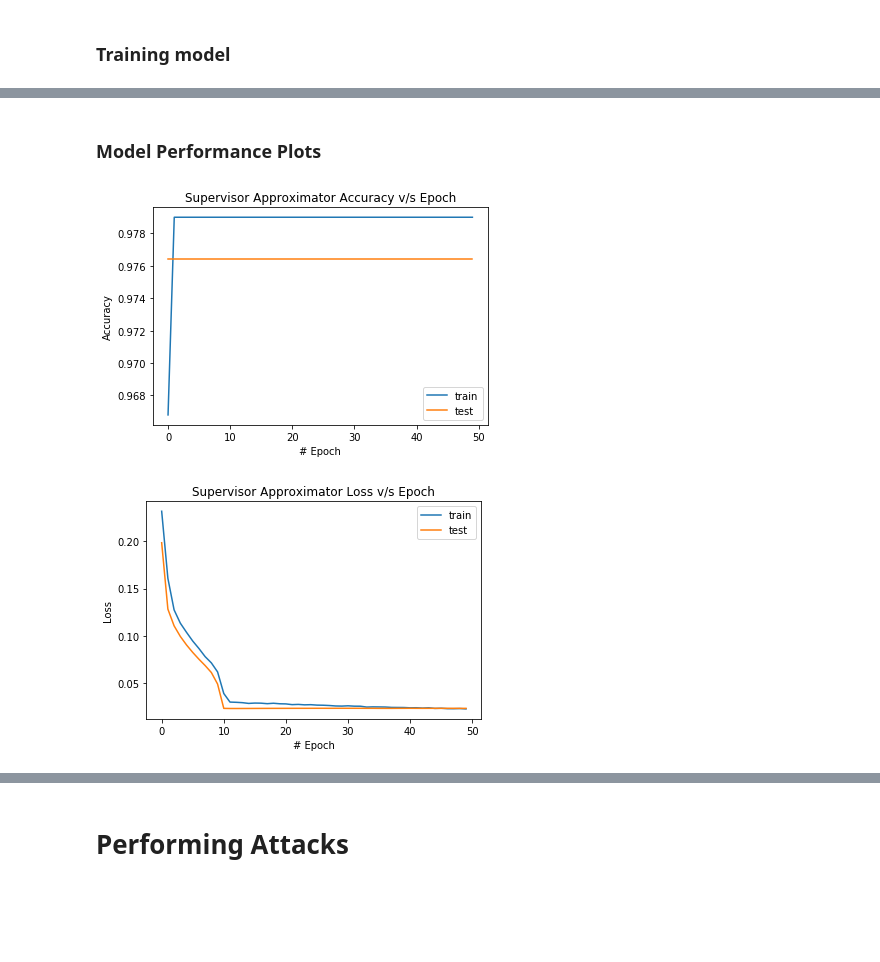
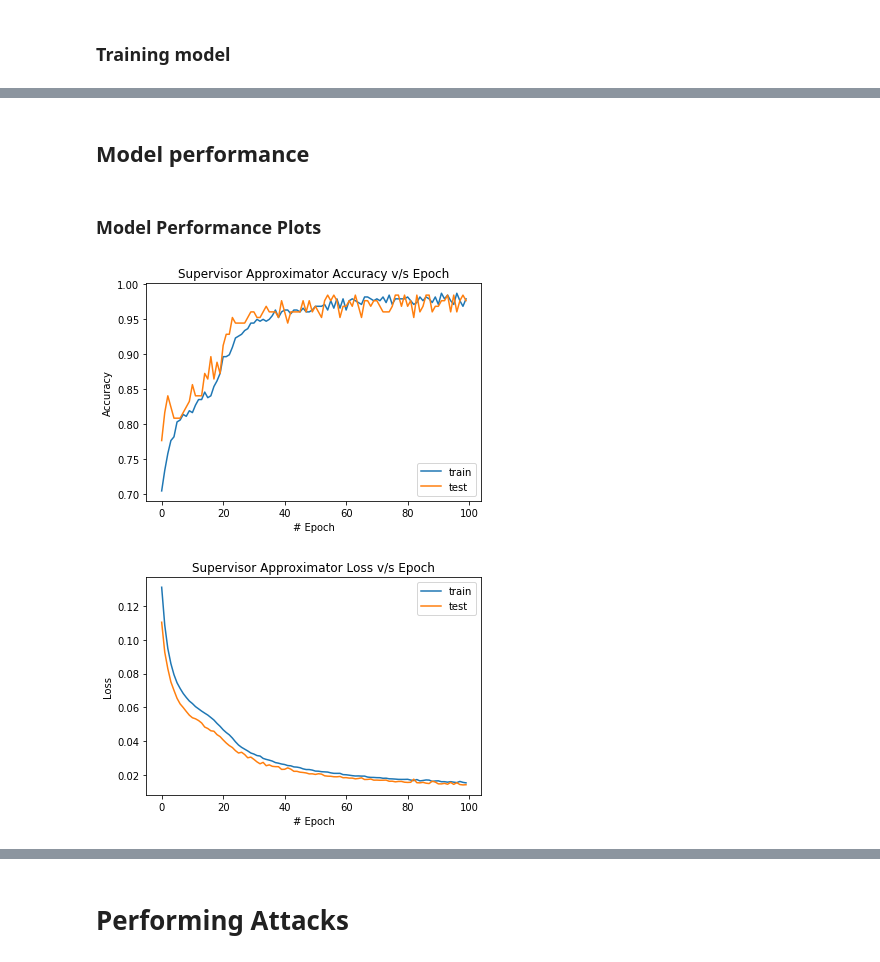
Before and after one commit to omanshuthapliyal/formationControl, a Jupyter notebook: SupervisoryControlAttack_formation_of_robots.ipynb, the cells around one changed output, grey strips where cells are left out. Drawn from its saved outputs; the diff is of its cells as text; code cells hidden in the pictures; blank space fills up the shorter version.

```diff
--- a/SupervisoryControlAttack_formation_of_robots.ipynb
+++ b/SupervisoryControlAttack_formation_of_robots.ipynb
@@ -193,15 +170,15 @@ class PLANT:
 ## Supervisor Model
 # %%
  class supervisor:
-    def switch(self, Plant):
+    def switch(self, Plant, l13, l23):
     # Supervisory Logic for Robot 3, where it can detect robots 1 & 2
     # based on Section 3.1
-      b1 = ((Plant.l[0][2] < Plant.l[1][2]) and (Plant.l[1][2] > Plant.r[0]) and
-            (Plant.l[0][2] < Plant.r[1]) )
-      b2 = ((Plant.l[0][2] > Plant.l[1][2]) and (Plant.l[0][2] > Plant.r[0]) and
-            (Plant.l[1][2] < Plant.r[1]) )
-      b3 = (Plant.l[0][2] < Plant.r[0]) and (Plant.l[1][2] < Plant.r[0])
-      b4 = (Plant.l[0][2] > Plant.r[1]) and (Plant.l[1][2] > Plant.r[1])
+      b1 = ((l13 < l23) and (l23 > Plant.r[0]) and
+            (l13 < Plant.r[1]) )
+      b2 = ((l13 > l23) and (l13 > Plant.r[0]) and
+            (l23 < Plant.r[1]) )
+      b3 = (l13 < Plant.r[0]) and (l23 < Plant.r[0])
+      b4 = (l13 > Plant.r[1]) and (l23 > Plant.r[1])
       if b1: return 1
       elif b2: return 2
       elif b3: return 3
@@ -212,7 +189,7 @@ Not used in training, only to visualize plant behaviour
 # %%
 # Initial parameters for running plant
 # r = np.array([0.5, 1.2, 2])
-r = np.array([1, 1.2, 2])
+r = np.array([0.75, 1.2, 2])
 ROBOTS = PLANT(r)
 tSim = 30
 SUPER = supervisor()
@@ -231,5 +208,4 @@ for t in range(tHISTORY.size):
     modeHISTORY[t] = ROBOTS.modes[2]
     tHISTORY[t] = ROBOTS.t
     ROBOTS.propagate(SUPER,i)
-
   ROBOTS.t += ROBOTS.dt
@@ -354,15 +382,14 @@ None
 # %% [markdown]
 ### Training model
 # %%
-print(data_train.shape)
 supervisorApprox.compile(loss="mean_squared_error",
                     optimizer = "adam",
                     metrics = ['accuracy'])
 supervisorApprox_metaData = supervisorApprox.fit(
                 data_train, labels_train,
                 validation_data = (data_test, labels_test),
-                epochs = 50,
-                batch_size = 100,
+                epochs = 100,
+                batch_size = 5,
                 shuffle = True)
 #Print accuracy of model on testing set after training
 scores = supervisorApprox.evaluate(data_test, labels_test)
@@ -388,23 +415,27 @@ Accuracy: 97.6400%
+# %% [markdown]
+## Model performance
 # %% [markdown]
 ### Model Performance Plots
 # %%
 #Plot accuracy vs epoch
-plt.plot(supervisorApprox_metaData.history['acc'])
-plt.plot(supervisorApprox_metaData.history['val_acc'])
+plt.plot(supervisorApprox_metaData.history['acc'], label = 'train')
+plt.plot(supervisorApprox_metaData.history['val_acc'], label = 'test')
 plt.title('Supervisor Approximator Accuracy v/s Epoch')
 plt.xlabel('# Epoch')
 plt.ylabel('Accuracy')
-plt.legend(['train', 'test'], loc = 'lower right')
+plt.legend(loc = 'lower right')
+# plt.ylim(0, 1.1)
 plt.show()
 
 #Plot loss vs epoch
-plt.plot(supervisorApprox_metaData.history['loss'])
-plt.plot(supervisorApprox_metaData.history['val_loss'])
+plt.plot(supervisorApprox_metaData.history['loss'], label = 'train')
+plt.plot(supervisorApprox_metaData.history['val_loss'], label = 'test')
 plt.title('Supervisor Approximator Loss v/s Epoch')
 plt.xlabel('# Epoch')
 plt.ylabel('Loss')
-plt.legend(['train', 'test'], loc = 'upper right')
+plt.legend(loc = 'upper right')
+# plt.ylim(0,0.5)
 plt.show()
 # %% [output]
-[figure, old version]
+[figure, new version]
-[figure, old version]
+[figure, new version]
```
Also changed, not shown: parts of 35 cells of this notebook.
